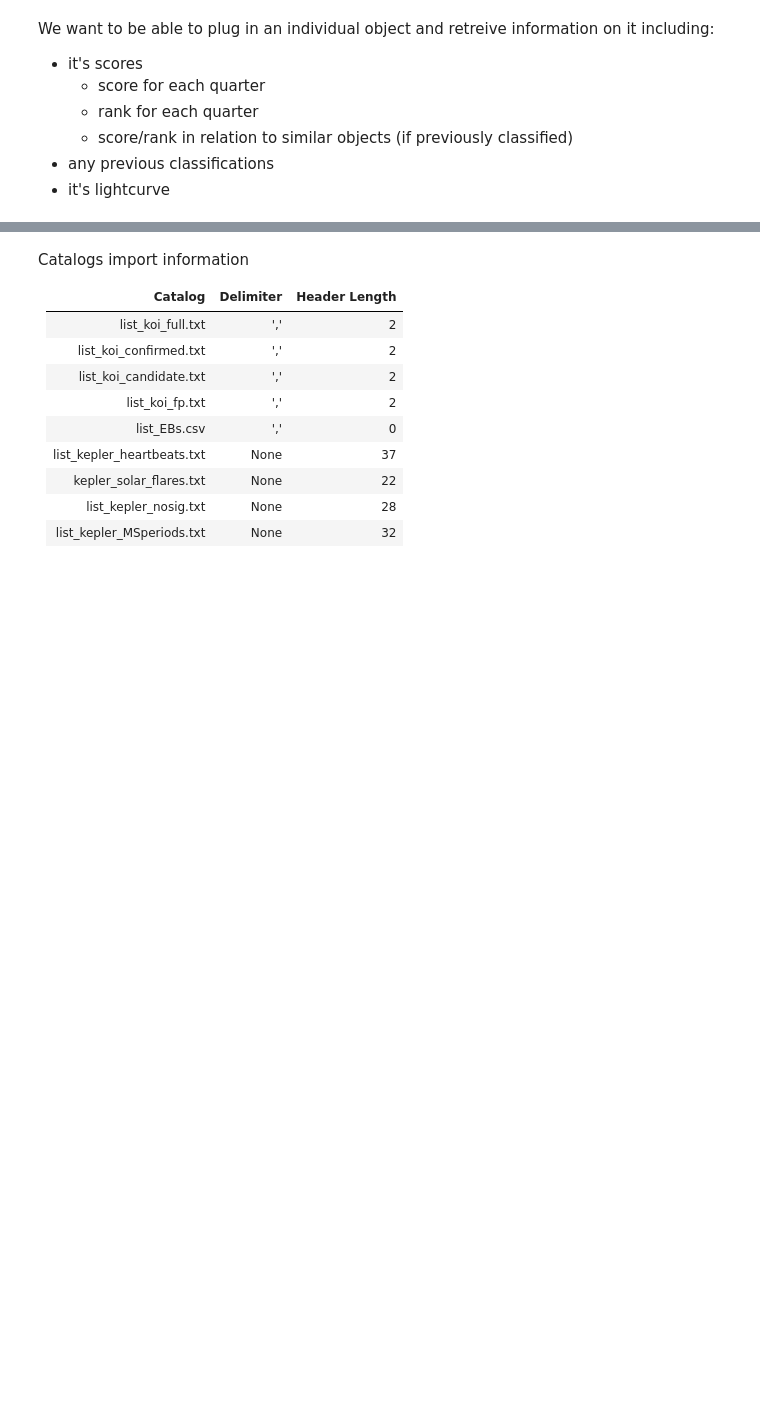
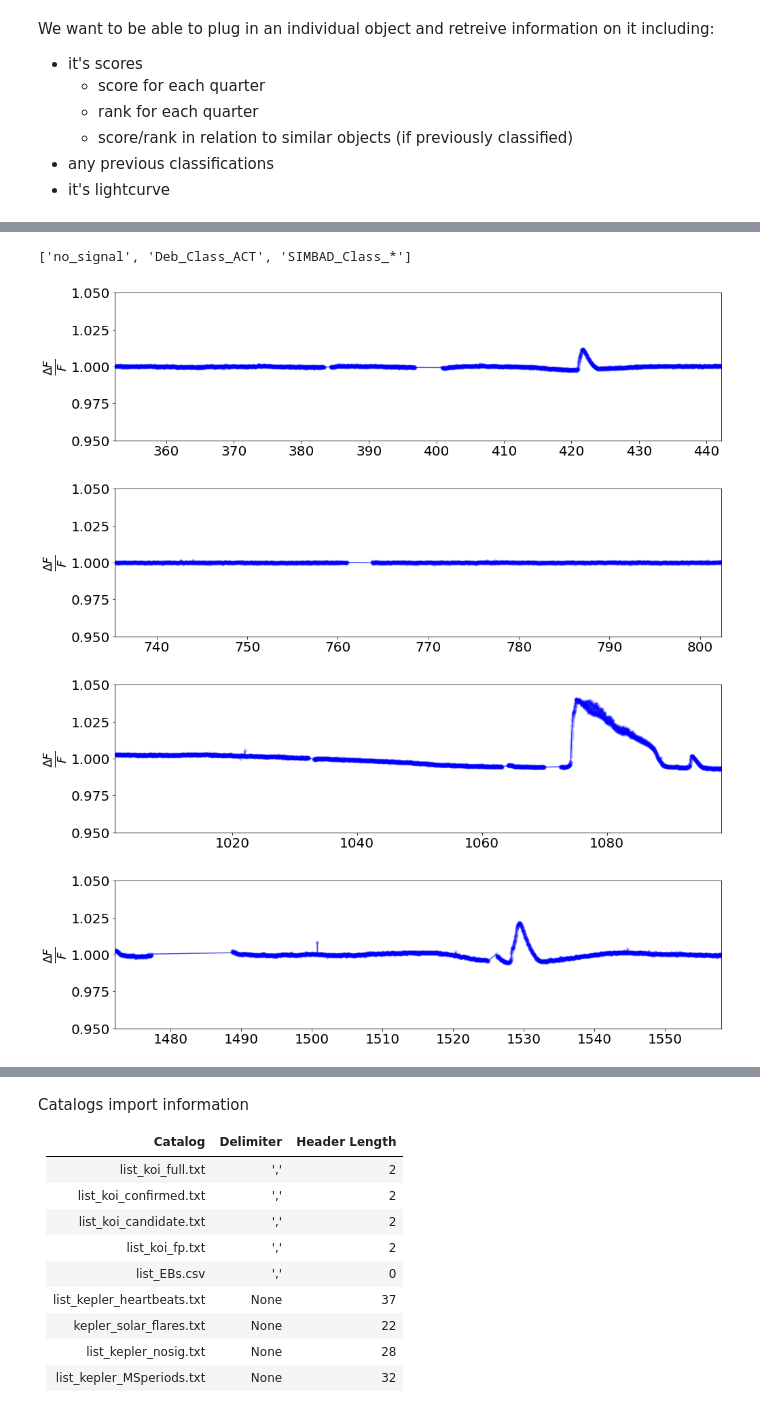
Before and after one commit to d-giles/lcfeatures, a Jupyter notebook: Catalog_Comparisons.ipynb, the cells around one changed output, grey strips where cells are left out. Saved outputs shown, nothing was run; the diff lists cells and outputs as text; code cells hidden in the pictures; blank space fills up the shorter version.

Commit message:
Outlier Summary v1 live

```diff
--- a/Catalog_Comparisons.ipynb
+++ b/Catalog_Comparisons.ipynb
@@ -996,11 +996,12 @@ class weirdnessProfile(object):
         self.scores = self.scoreSummary()
         self.ranks = self.rankSummary()
         self.catalogs,self.ctlg_sampler = self.catalogCheck()
+        self.ctlg_summary = self.catalogCompare()
 
     def scoreSummary(self):
         scores = pd.DataFrame()
         for Q in self.Qs:
-            dftmp = analysis_data[Q].loc[:,['dist_score','PCA90_score','PCA95_score','PCA99_score']]
+            dftmp = self.analysis_data[Q].loc[:,['dist_score','PCA90_score','PCA95_score','PCA99_score']]
             dftmp.index = [Q]
             scores = scores.append(dftmp)
         return scores
@@ -1040,19 +1041,20 @@ class weirdnessProfile(object):
         in_catalogs = []
         ctlg_sampler = {}
         for ctlg in catalogs:
-            import_ref = catalogs[ctlg]
-            ctlg_list = np.genfromtxt(import_ref[0],delimiter=import_ref[1],skip_header=import_ref[2],usecols=(0),dtype=str)
-            if self.KIC in ctlg_list:
+            path = '/home/dgiles/Documents/KeplerLCs/output/Analysis/'+Q+'_'+ctlg+'_analysis.csv'
+            ctlg_data = pd.read_csv(path,index_col=0)
+            if ctlg_data.index.str.contains(self.KIC).any():
                 in_catalogs.append(ctlg)
                 ctlg_sampler[ctlg] = make_sampler(ctlg_list)
-        if self.KIC in Debosscher_full_df.index:
+
+        if Debosscher_full_df.index.str.contains(self.KIC).any():
             deb_class = Debosscher_full_df.loc[self.KIC,'Class']
-            ctlg_sampler['Debosscher Class %s'%deb_class]=make_sampler(Debosscher_full_df[Debosscher_full_df.Class==deb_class].index)
-            in_catalogs.append('Debosscher Class %s'%deb_class)
-        if self.KIC in simbad_full_df.index:
-            sim_class = simbad_full_df.loc[self.KIC,'Class']
-            ctlg_sampler['SIMBAD Class %s'%sim_class]=make_sampler(simbad_full_df[simbad_full_df.Class == sim_class].index)
-            in_catalogs.append('SIMBAD Class %s'%sim_class)
+            ctlg_sampler['Deb_Class_%s'%deb_class]=make_sampler(Debosscher_full_df[Debosscher_full_df.Class==deb_class].index)
+            in_catalogs.append('Deb_Class_%s'%deb_class)
+        if simbad_full_df.index.str.contains(self.KIC).any():
+            sim_class = simbad_full_df.loc[simbad_full_df.index.str.contains(self.KIC),'Class'][0]
+            ctlg_sampler['SIMBAD_Class_%s'%sim_class]=make_sampler(simbad_full_df[simbad_full_df.Class == sim_class].index)
+            in_catalogs.append('SIMBAD_Class_%s'%sim_class)
 
         return in_catalogs,ctlg_sampler
 
@@ -1061,12 +1063,13 @@ class weirdnessProfile(object):
         for ctlg in self.catalogs:
             catalog_data_summary[ctlg] = pd.DataFrame()
             for Q in Qs:
-                ctlg_data = self.ctlg_sampler[ctlg](self.full_analysis_data[Q])
+                path = '/home/dgiles/Documents/KeplerLCs/output/Analysis/'+Q+'_'+ctlg+'_analysis.csv'
+                ctlg_data = pd.read_csv(path,index_col=0)
                 tmp_df = pd.DataFrame({'dist_score':ctlg_data.dist_score.mean(),
                                        'PCA90_score':ctlg_data.PCA90_score.mean(),
                                        'PCA95_score':ctlg_data.PCA95_score.mean(),
                                        'PCA99_score':ctlg_data.PCA99_score.mean()},
                                       index=[Q])
-                catalog_data_summary[ctlg].append(tmp_df)
-        self.ctlg_summary = catalog_data_summary
+                tmp_df.describe()
+                catalog_data_summary[ctlg] = catalog_data_summary[ctlg].append(tmp_df)
         return catalog_data_summary
@@ -1126,0 +1076,11 @@ for Q in Qs:
+# %%
+kic = '5438845'
+kic_profile = weirdnessProfile(kic)
+print(kic_profile.catalogs)
+kic_profile.plotlcs()
+# %% [output]
+['no_signal', 'Deb_Class_ACT', 'SIMBAD_Class_*']
+[figure, added]
+[figure, added]
+[figure, added]
+[figure, added]
```
Also changed, not shown: parts of 10 cells of this notebook, 1 other file.
